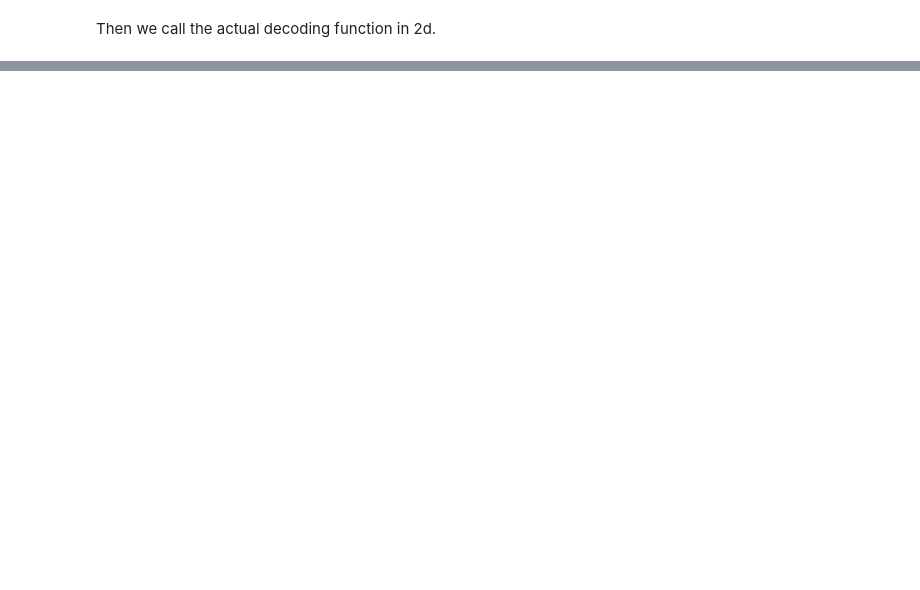
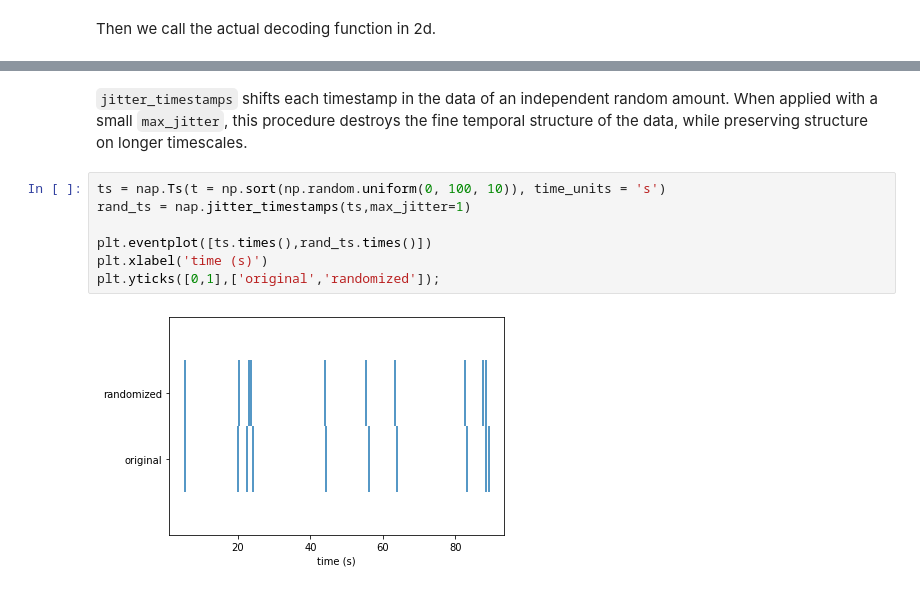
Before and after one commit to pynapple-org/pynapple, a Jupyter notebook: docs/notebooks/pynapple-process-notebook.ipynb, the cells around one changed output, grey strips where cells are left out. Saved outputs shown, nothing was run; the diff lists cells and outputs as text; blank space fills up the shorter version.

```diff
--- a/docs/notebooks/pynapple-process-notebook.ipynb
+++ b/docs/notebooks/pynapple-process-notebook.ipynb
@@ -272,0 +304,11 @@ plt.show()
+# %% [markdown]
+`jitter_timestamps` shifts each timestamp in the data of an independent random amount. When applied with a small `max_jitter`, this procedure destroys the fine temporal structure of the data, while preserving structure on longer timescales.
+# %%
+ts = nap.Ts(t = np.sort(np.random.uniform(0, 100, 10)), time_units = 's')
+rand_ts = nap.jitter_timestamps(ts,max_jitter=1)
+
+plt.eventplot([ts.times(),rand_ts.times()])
+plt.xlabel('time (s)')
+plt.yticks([0,1],['original','randomized']);
+# %% [output]
+[figure, added]
```
Also changed, not shown: parts of 15 cells of this notebook.
